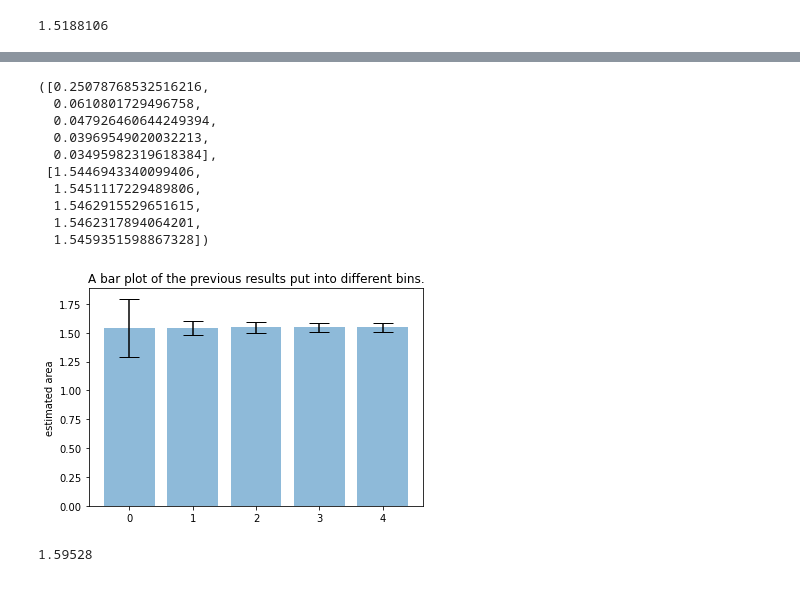
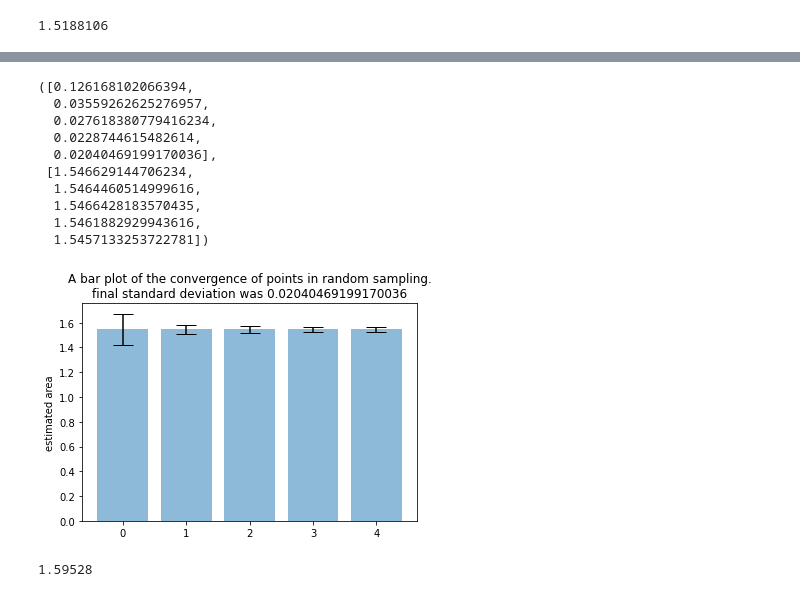
Before and after one commit to Caesar-blip/stochsim_assignment1, a Jupyter notebook: assignment1.ipynb, the cells around one changed output, grey strips where cells are left out. Saved outputs shown, nothing was run; the diff lists cells and outputs as text; code cells hidden in the pictures.

```diff
--- a/assignment1.ipynb
+++ b/assignment1.ipynb
@@ -24,7 +24,7 @@ resultsPrecision = Parallel(n_jobs=8)(delayed(monteCarlo)(simStrat = "random",pr
                                       for i in notebook.tqdm(inputPrecision))
 # %%
 # results for number of points
-inputPointSize = 10000
+inputPointSize = 30000
 inputPoints = np.arange(inputPointSize)
 np.random.shuffle(inputPoints)
 resultsPoints = Parallel(n_jobs=8)(delayed(monteCarlo)(simStrat = "random",precision = 100, num_points = i+1)
@@ -74,17 +73,17 @@ plt.savefig("pointsArea.jpg")
 # %%
-createBars(5, pointResult, "A bar plot of the previous results put into different bins.", "barPoint.jpg")
+createBars(5, pointResult, "A bar plot of the convergence of points in random sampling.", "figures/barPoint.jpg")
 # %% [output]
-([0.25078768532516216,
-  0.0610801729496758,
-  0.047926460644249394,
-  0.03969549020032213,
-  0.03495982319618384],
- [1.5446943340099406,
-  1.5451117229489806,
-  1.5462915529651615,
-  1.5462317894064201,
-  1.5459351598867328])
+([0.126168102066394,
+  0.03559262625276957,
+  0.027618380779416234,
+  0.0228744615482614,
+  0.02040469199170036],
+ [1.546629144706234,
+  1.5464460514999616,
+  1.5466428183570435,
+  1.5461882929943616,
+  1.5457133253722781])
-[figure, old version]
+[figure, new version]
 # %%
 simulator = mendelSim(simStrat = "latin", width = 1000, aspectRatio = 1, precision = 1000)
 simulator.run_sim()
```
Also changed, not shown: parts of 28 cells of this notebook, 32 other files.
